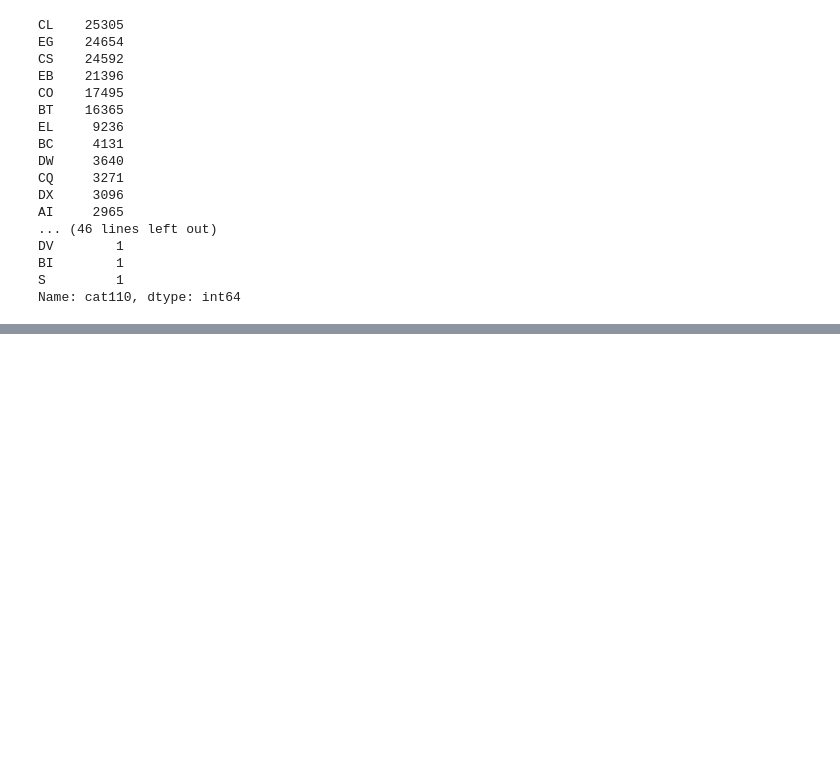
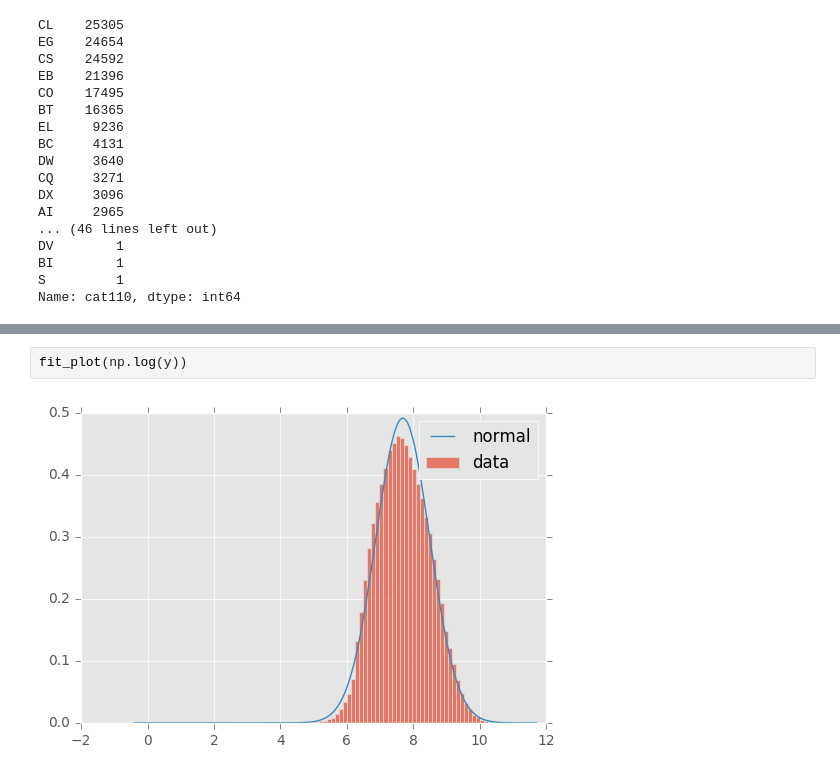
Before and after one commit to livenb/Allstate_Claims_Severity, a Jupyter notebook: notebook/data_explore.ipynb, the cells around one changed output, grey strips where cells are left out. Saved outputs shown, nothing was run; the diff lists cells and outputs as text; blank space fills up the shorter version.

```diff
--- a/notebook/data_explore.ipynb
+++ b/notebook/data_explore.ipynb
@@ -167,0 +220,4 @@ Name: cat110, dtype: int64
+# %%
+fit_plot(np.log(y))
+# %% [output]
+[figure, added]
```
Also changed, not shown: parts of 9 cells of this notebook.
